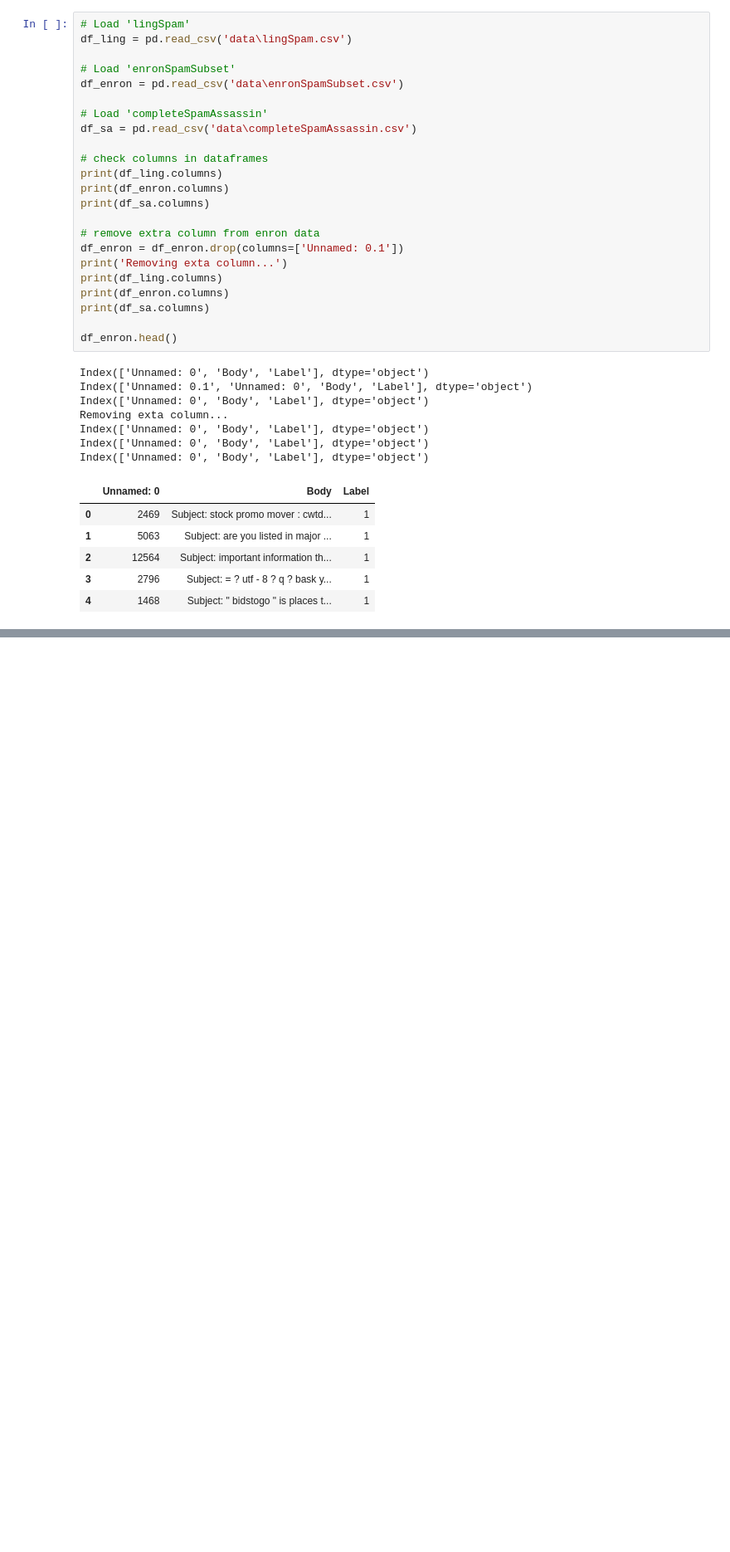
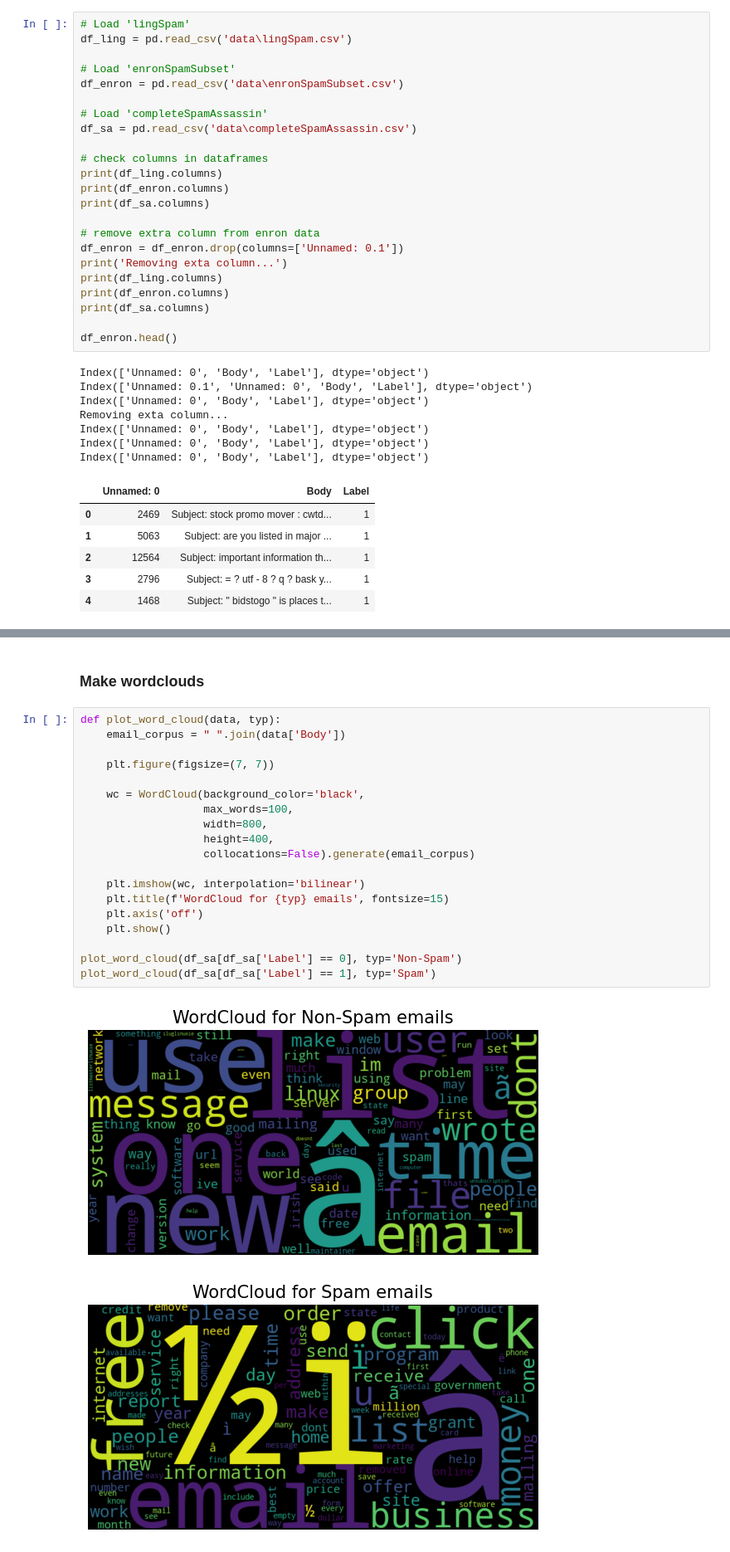
Before and after one commit to PopsicleMud/spam_detection, a Jupyter notebook: spam_detection.ipynb, the cells around one changed output, grey strips where cells are left out. Shown: that part at 83% size. Drawn from its saved outputs; the diff is of its cells as text; blank space fills up the shorter version.

```diff
--- a/spam_detection.ipynb
+++ b/spam_detection.ipynb
@@ -88,0 +148,24 @@ Index(['Unnamed: 0', 'Body', 'Label'], dtype='object')
+# %% [markdown]
+### Make wordclouds
+# %%
+def plot_word_cloud(data, typ):
+    email_corpus = " ".join(data['Body'])
+
+    plt.figure(figsize=(7, 7))
+
+    wc = WordCloud(background_color='black',
+                   max_words=100,
+                   width=800,
+                   height=400,
+                   collocations=False).generate(email_corpus)
+
+    plt.imshow(wc, interpolation='bilinear')
+    plt.title(f'WordCloud for {typ} emails', fontsize=15)
+    plt.axis('off')
+    plt.show()
+
+plot_word_cloud(df_sa[df_sa['Label'] == 0], typ='Non-Spam')
+plot_word_cloud(df_sa[df_sa['Label'] == 1], typ='Spam')
+# %% [output]
+[figure, added]
+[figure, added]
```
Also changed, not shown: parts of 16 cells of this notebook.
